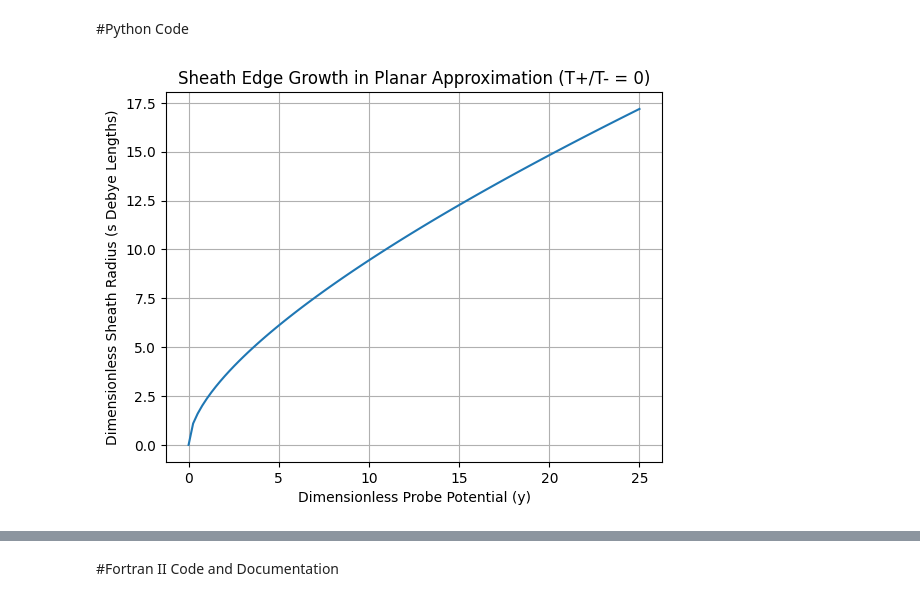
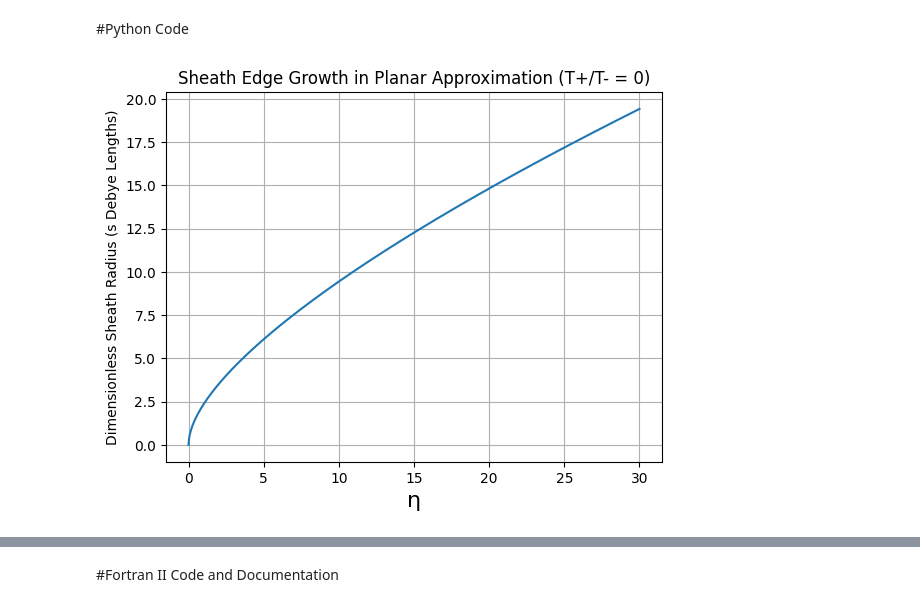
Before and after one commit to russburns/Laframboise1966Code, a Jupyter notebook: MAIN_PROGRAM_3.ipynb, the cells around one changed output, grey strips where cells are left out. Drawn from its saved outputs; the diff is of its cells as text; code cells hidden in the pictures.

```diff
--- a/MAIN_PROGRAM_3.ipynb
+++ b/MAIN_PROGRAM_3.ipynb
@@ -14,37 +11,37 @@ def coeft(x):
 # %%
-# Soln to Y'' = (e^Y)*(erfc(sqrt(Y)))/2 = coeft(sqrt(Y))/sqrt(pi). This is equation F.8
+VB = np.linspace(0, 30, 1000)
+def coeft(x):
+    result = (np.sqrt(np.pi) / 2) * special.erfcx(x) ##special function for exp(x**2) * erfcx(x), which is simply g(x) as defined in the paper
+    return result
 
-def eta(y):
-    return (1 / np.sqrt(np.pi)) * coeft(np.sqrt(y))
+#eta function from Laframboise that acts on eta variavle
+def eta(VB):
+    return (1 / np.sqrt(np.pi)) * coeft(np.sqrt(VB))
 
+#inner integral
 def inner_integral(y_prime):
     result, _ = quad(eta, 0, y_prime)
     return result
 
-def outer_integral(y):
+#outer integral
+def outer_integral(VB):
     def integrand(y_prime):
         inner = inner_integral(y_prime)
         if inner == 0:
             return 0
         return 1 / np.sqrt(2 * inner)
 
-    result, _ = quad(integrand, 0, y)
+    result, _ = quad(integrand, 0, VB)
     return result
 
-#y_value = 20.0
-#s_value = outer_integral(y_value)
-#print(f"s({y_value}) = {s_value}")
+outer_integral_vectorized = np.vectorize(outer_integral)
+s = outer_integral_vectorized(VB)
 
-y = np.linspace(0, 25, 100)
-
-outer_integral_vectorized = np.vectorize(outer_integral)
-s = outer_integral_vectorized(y)
-
-plt.plot(y, s)
-plt.xlabel("Dimensionless Probe Potential (y)")
+plt.plot(VB, s)
+plt.xlabel("η",fontsize=16)
 plt.ylabel("Dimensionless Sheath Radius (s Debye Lengths)")
 plt.title("Sheath Edge Growth in Planar Approximation (T+/T- = 0)")
 plt.grid()
 plt.show()
 # %% [output]
-[figure, old version]
+[figure, new version]
```
Also changed, not shown: parts of 4 cells of this notebook.
